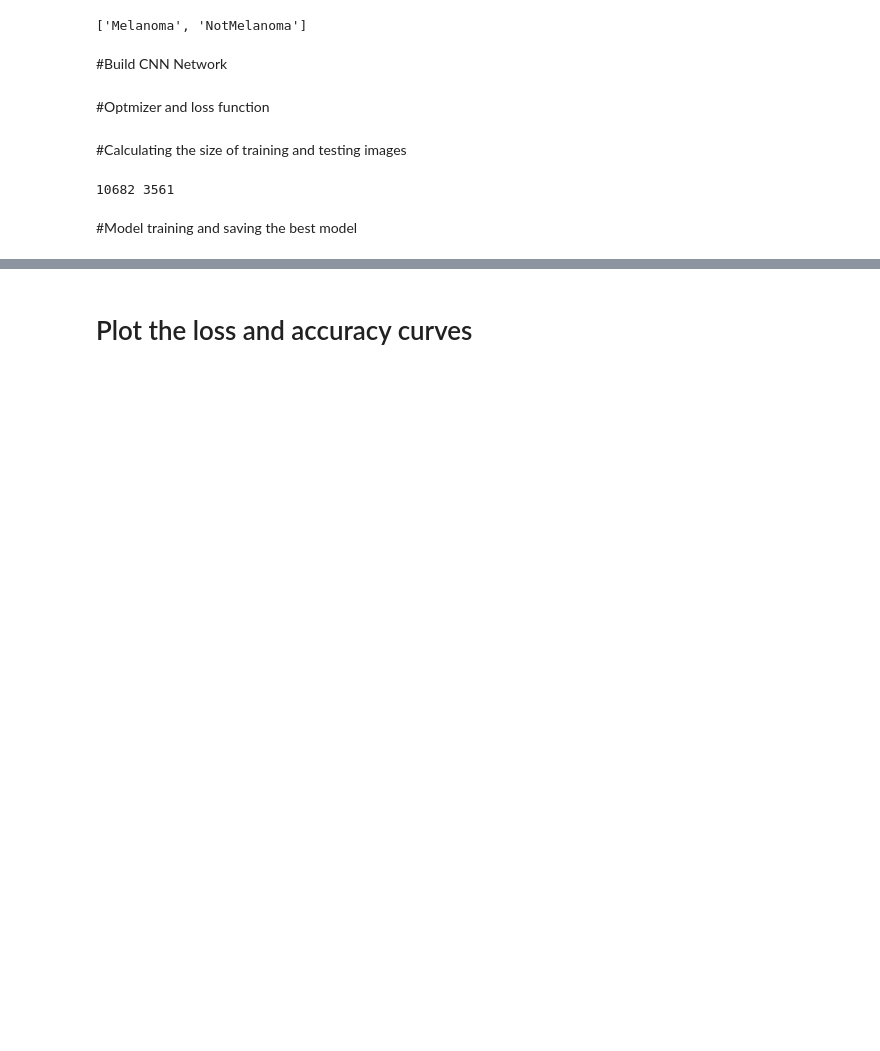
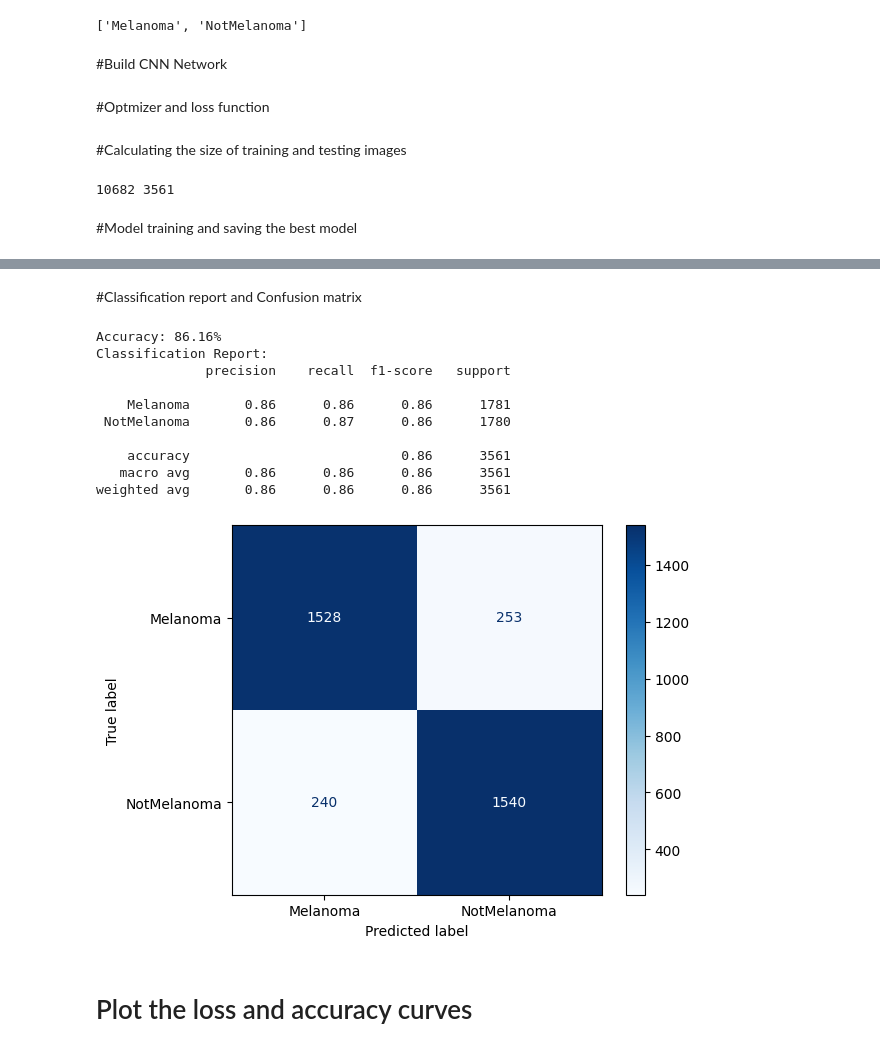
Before and after one commit to Sakiba1705/Vision-Transformer-Approach-Melanoma-Detection, a Jupyter notebook: Melanoma_detection_using_CNN.ipynb, the cells around one changed output, grey strips where cells are left out. Saved outputs shown, nothing was run; the diff lists cells and outputs as text; code cells hidden in the pictures; blank space fills up the shorter version.

```diff
--- a/Melanoma_detection_using_CNN.ipynb
+++ b/Melanoma_detection_using_CNN.ipynb
@@ -280,3 +280,54 @@ Epoch: 9 Train Loss: tensor(0.2470) Train Accuracy: 0.909005804156525 Test Loss:
+# %% [markdown]
+#Classification report and Confusion matrix
+# %%
+from sklearn.metrics import classification_report, confusion_matrix, ConfusionMatrixDisplay
+
+# Define empty lists to store true labels and predicted labels
+true_labels = []
+predicted_labels = []
+
+# Iterate through the test_loader to get predictions and true labels
+model.eval()
+for images, labels in test_loader:
+    if torch.cuda.is_available():
+        images = Variable(images.cuda())
+        labels = labels.cuda()
+
+    outputs = model(images)
+    _, predictions = torch.max(outputs.data, 1)
+
+    true_labels.extend(labels.cpu().numpy())
+    predicted_labels.extend(predictions.cpu().numpy())
+
+# Calculate confusion matrix
+confusion = confusion_matrix(true_labels, predicted_labels)
+
+# Calculate precision, recall, f1-score, and support
+report = classification_report(true_labels, predicted_labels, target_names=classes)
+
+# Display the confusion matrix
+disp = ConfusionMatrixDisplay(confusion, display_labels=classes)
+disp.plot(cmap=plt.cm.Blues, values_format="d")
+
+# Calculate accuracy
+accuracy = np.trace(confusion) / np.sum(confusion)
+print(f"Accuracy: {accuracy * 100:.2f}%")
+
+# Print classification report
+print("Classification Report:")
+print(report)
+# %% [output]
+Accuracy: 86.16%
+Classification Report:
+              precision    recall  f1-score   support
+
+    Melanoma       0.86      0.86      0.86      1781
+ NotMelanoma       0.86      0.87      0.86      1780
+
+    accuracy                           0.86      3561
+   macro avg       0.86      0.86      0.86      3561
+weighted avg       0.86      0.86      0.86      3561
+[figure, added]
 # %% [markdown]
 # Plot the loss and accuracy curves
 # %%
```
Also changed, not shown: parts of 3 cells of this notebook.
